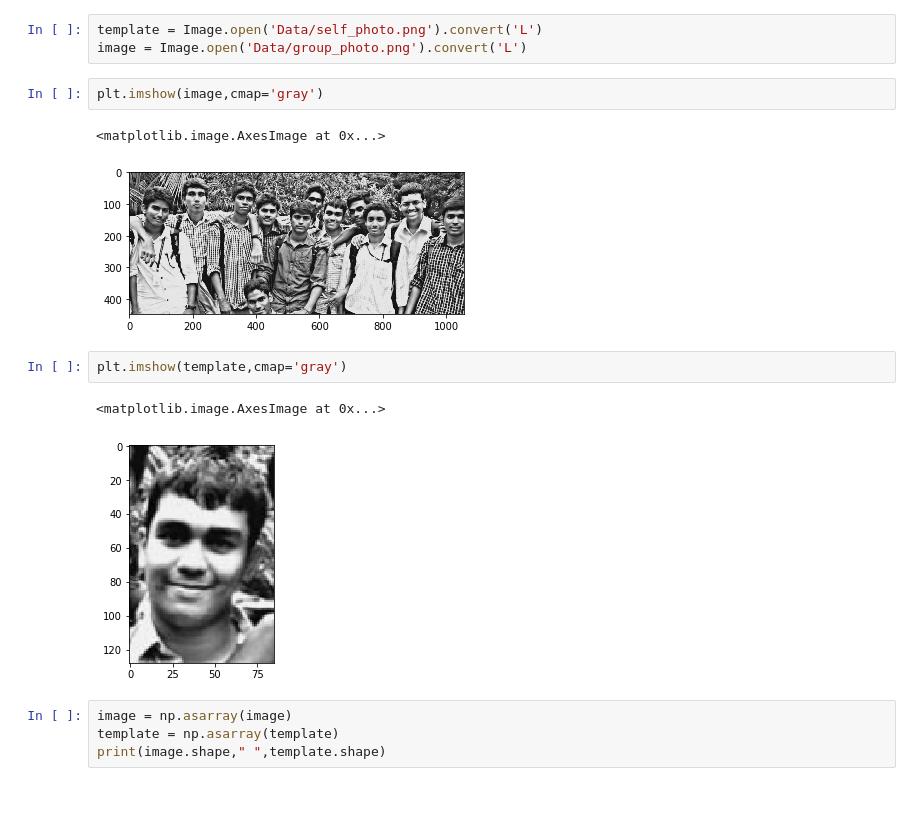
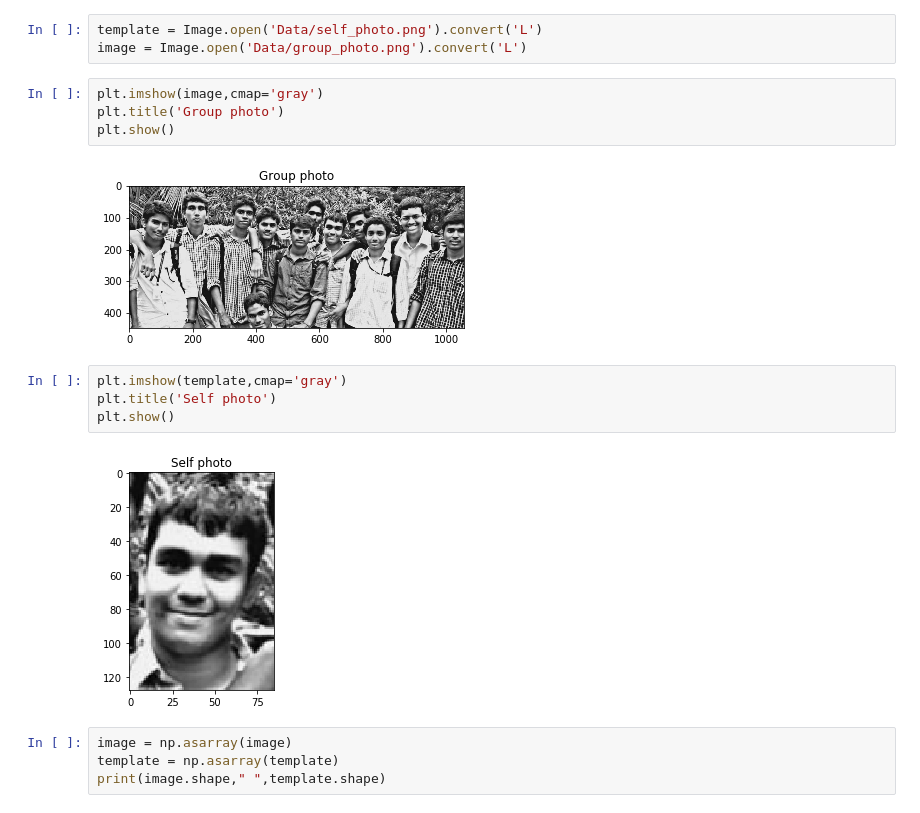
Before and after one commit to Sharath-Ramachandran/DeepLearningAssignments, a Jupyter notebook: Assignment1/Question1.ipynb, the cells around one changed output. Saved outputs shown, nothing was run; the diff lists cells and outputs as text.

```diff
--- a/Assignment1/Question1.ipynb
+++ b/Assignment1/Question1.ipynb
@@ -34,14 +34,16 @@ template = Image.open('Data/self_photo.png').convert('L')
 image = Image.open('Data/group_photo.png').convert('L')
 # %%
 plt.imshow(image,cmap='gray')
+plt.title('Group photo')
+plt.show()
 # %% [output]
-<matplotlib.image.AxesImage at 0x...>
-[figure, old version]
+[figure, new version]
 # %%
 plt.imshow(template,cmap='gray')
+plt.title('Self photo')
+plt.show()
 # %% [output]
-<matplotlib.image.AxesImage at 0x...>
-[figure, old version]
+[figure, new version]
 # %%
 image = np.asarray(image)
 template = np.asarray(template)
```
Also changed, not shown: parts of 22 cells of this notebook, 3 other files.
